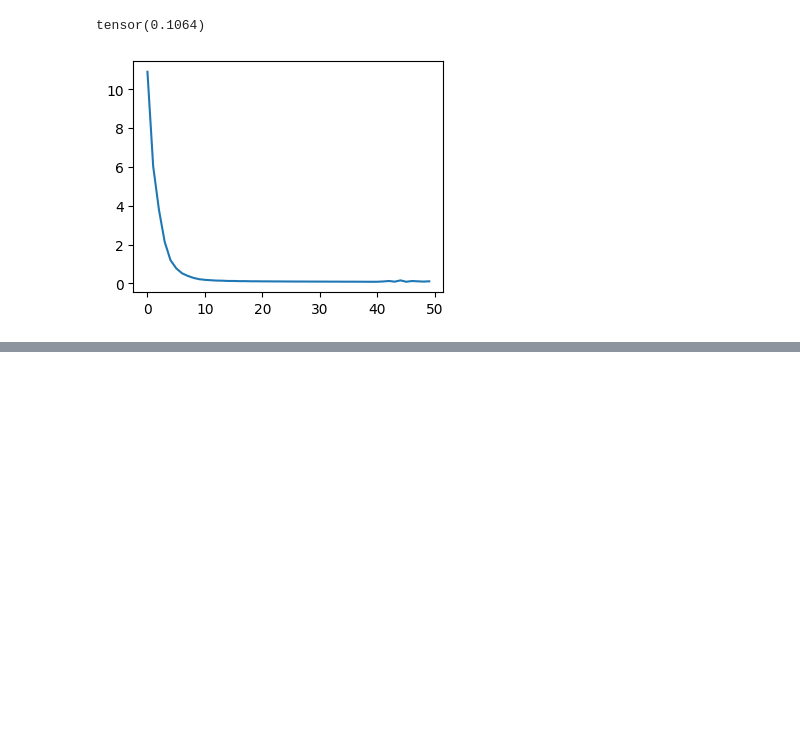
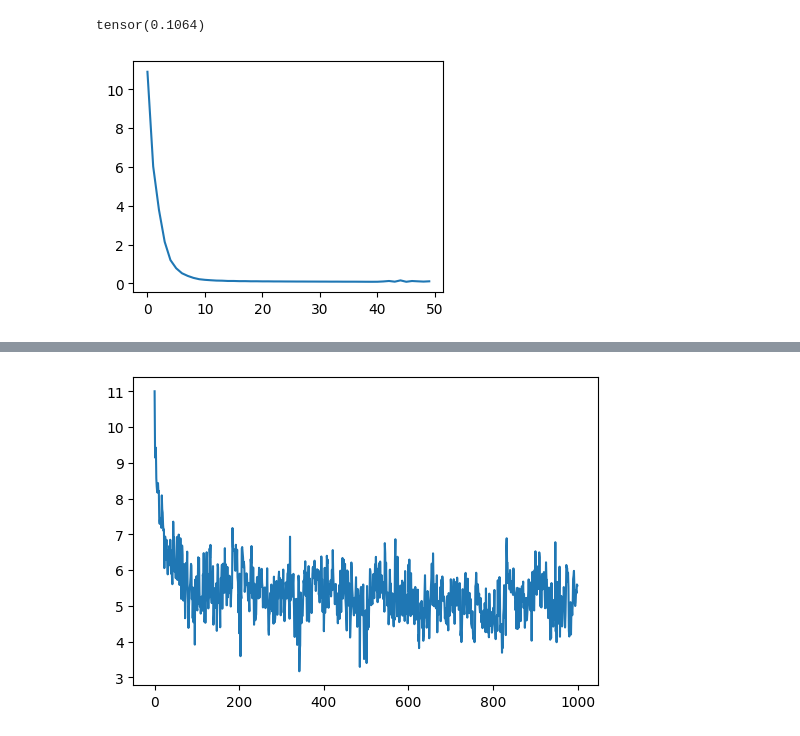
Before and after one commit to samitha278/gpt2-lite, a Jupyter notebook: complete_gpt2.ipynb, the cells around one changed output, grey strips where cells are left out. Saved outputs shown, nothing was run; the diff lists cells and outputs as text; code cells hidden in the pictures; blank space fills up the shorter version.

Commit message:
Train from data loder, max_iter=1000

```diff
--- a/complete_gpt2.ipynb
+++ b/complete_gpt2.ipynb
@@ -224,7 +224,7 @@ gpt2_model = gpt2_model.to(device)
 
 
 #text read
-with open('input.txt', 'r', encoding='utf-8') as f:
+with open('input.txt', 'r') as f:
     text = f.read()
 
 #get encoder
@@ -287,0 +329,37 @@ plt.show()
+# %%
+max_iter = 1000
+lr = 3e-4
+B = 32
+T = 8
+
+
+#initialize model
+model = GPT2(GPT2Config())
+model = model.to(device)
+
+#create dataloader
+data = DataLoader(B,T)
+
+#optimizer object
+optimizer = torch.optim.AdamW(model.parameters(),lr = lr)
+
+#for store losses
+losses = torch.zeros((max_iter,))
+
+#optimize
+for i in range(max_iter):
+
+  #get_batch
+  xb , yb = data.get_batch()
+  xb , yb = xb.to(device),yb.to(device)
+
+  #forward pass the model
+  logits , loss = model(xb,yb)
+
+  optimizer.zero_grad()   #if not gradients will added to previous ones
+  loss.backward()         #backpropagation and calculate gradients
+  optimizer.step()        #update the parameters
+
+  losses[i] = loss.item() #store loss
+
+  if i%100==0:print(f'{i}/{max_iter}   {loss.item()}')
@@ -287,0 +378,6 @@ plt.show()
+# %%
+plt.figure(figsize=(6,4))
+plt.plot(losses)
+plt.show()
+# %% [output]
+[figure, added]
```
Also changed, not shown: parts of 5 cells of this notebook.
